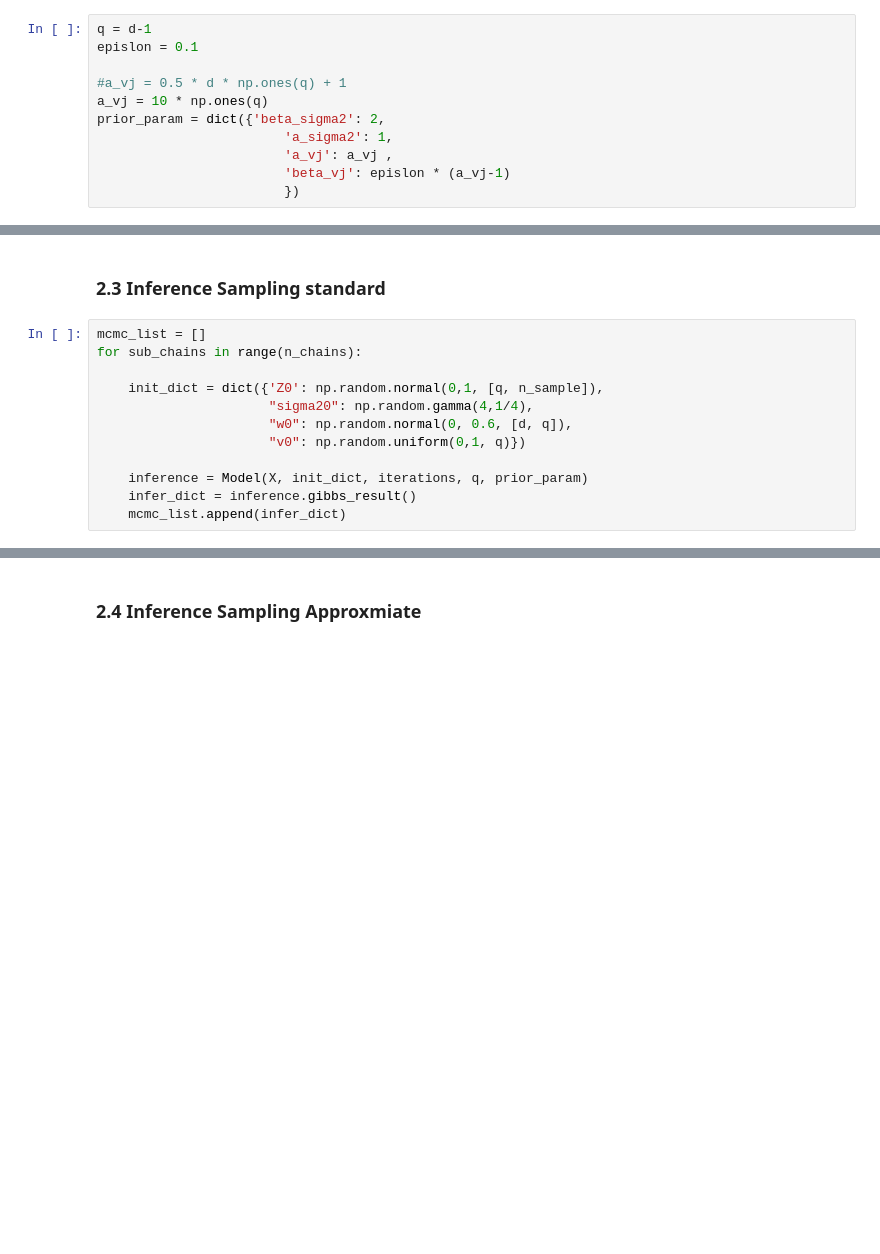
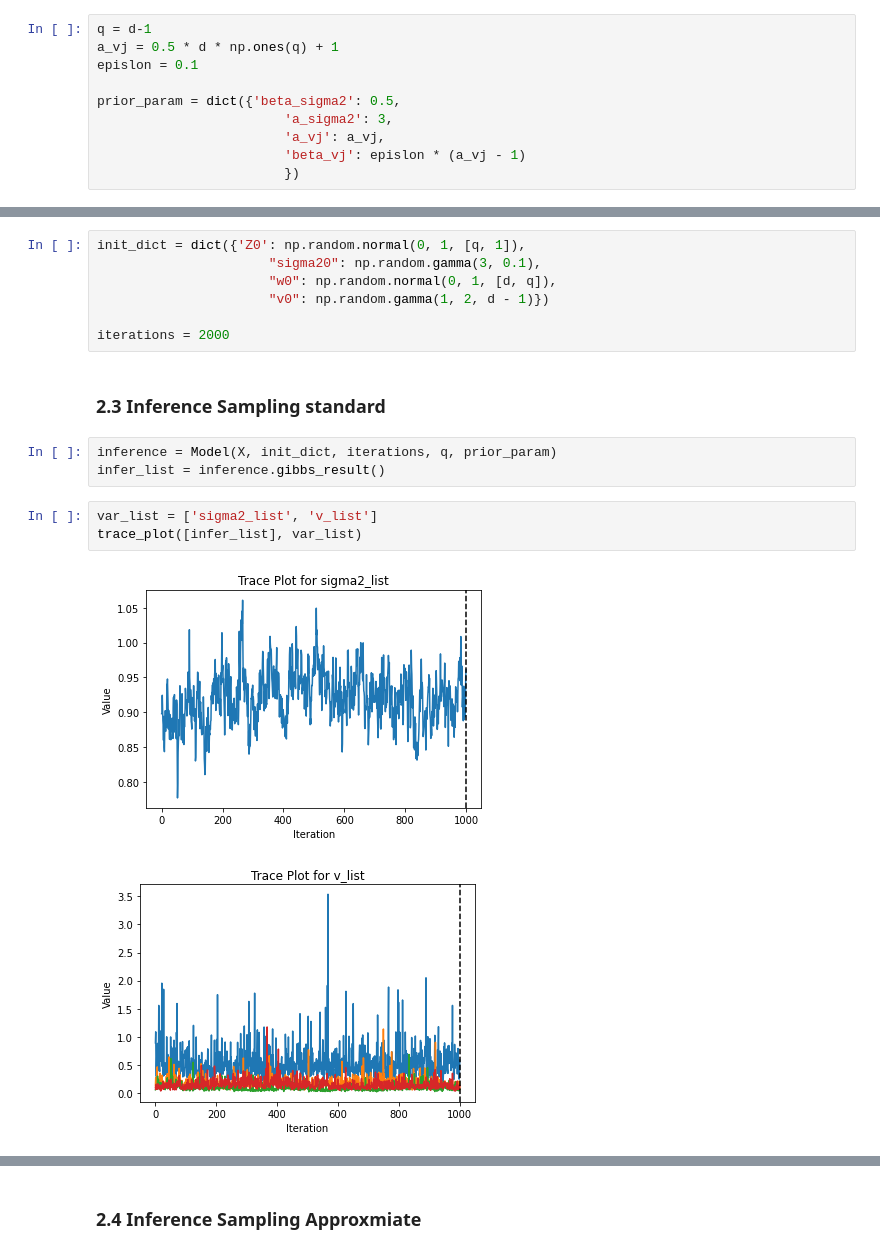
Before and after one commit to LeonCaesa/Gibbs, a Jupyter notebook: Experiment.ipynb, the cells around one changed output, grey strips where cells are left out. Cells and saved outputs as stored; diff of their text form; blank space fills up the shorter version.

```diff
--- a/Experiment.ipynb
+++ b/Experiment.ipynb
@@ -55,14 +33,13 @@ def component_posterior(comp_index, W_list, Z_list):
 ### 2.1 Prior Parameter Setup
 # %%
 q = d-1
+a_vj = 0.5 * d * np.ones(q) + 1
 epislon = 0.1
 
-#a_vj = 0.5 * d * np.ones(q) + 1
-a_vj = 10 * np.ones(q)
-prior_param = dict({'beta_sigma2': 2,
-                        'a_sigma2': 1,
-                        'a_vj': a_vj ,
-                        'beta_vj': epislon * (a_vj-1)
+prior_param = dict({'beta_sigma2': 0.5,
+                        'a_sigma2': 3,
+                        'a_vj': a_vj,
+                        'beta_vj': epislon * (a_vj - 1)
                         })
 # %% [markdown]
 ### 2.2 Inference Parameter Setup
@@ -72,15 +46,19 @@ n_chains = 3
+# %%
+init_dict = dict({'Z0': np.random.normal(0, 1, [q, 1]),
+                      "sigma20": np.random.gamma(3, 0.1),
+                      "w0": np.random.normal(0, 1, [d, q]),
+                      "v0": np.random.gamma(1, 2, d - 1)})
+
+iterations = 2000
 # %% [markdown]
 ### 2.3 Inference Sampling standard
-# %%
-mcmc_list = []
-for sub_chains in range(n_chains):
-
-    init_dict = dict({'Z0': np.random.normal(0,1, [q, n_sample]),
-                      "sigma20": np.random.gamma(4,1/4),
-                      "w0": np.random.normal(0, 0.6, [d, q]),
-                      "v0": np.random.uniform(0,1, q)})
-
-    inference = Model(X, init_dict, iterations, q, prior_param)
-    infer_dict = inference.gibbs_result()
-    mcmc_list.append(infer_dict)
+# %%
+inference = Model(X, init_dict, iterations, q, prior_param)
+infer_list = inference.gibbs_result()
+# %%
+var_list = ['sigma2_list', 'v_list']
+trace_plot([infer_list], var_list)
+# %% [output]
+[figure, added]
+[figure, added]
 # %%
```
Also changed, not shown: parts of 32 cells of this notebook.
